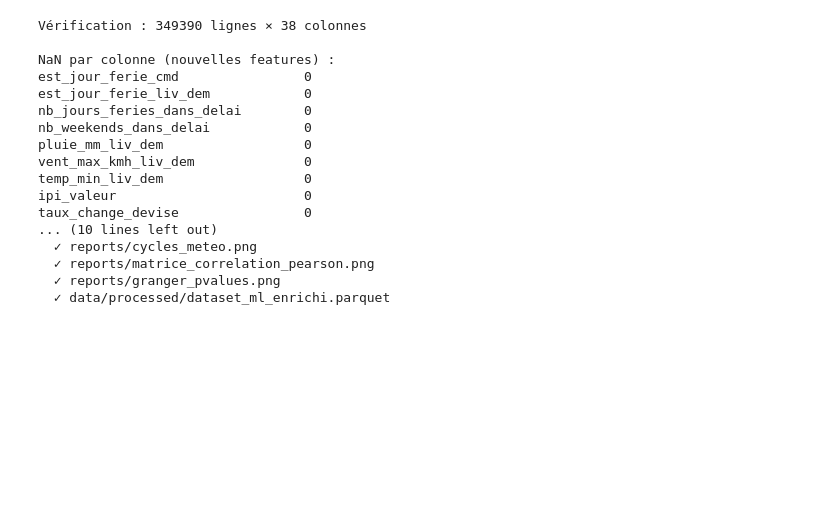
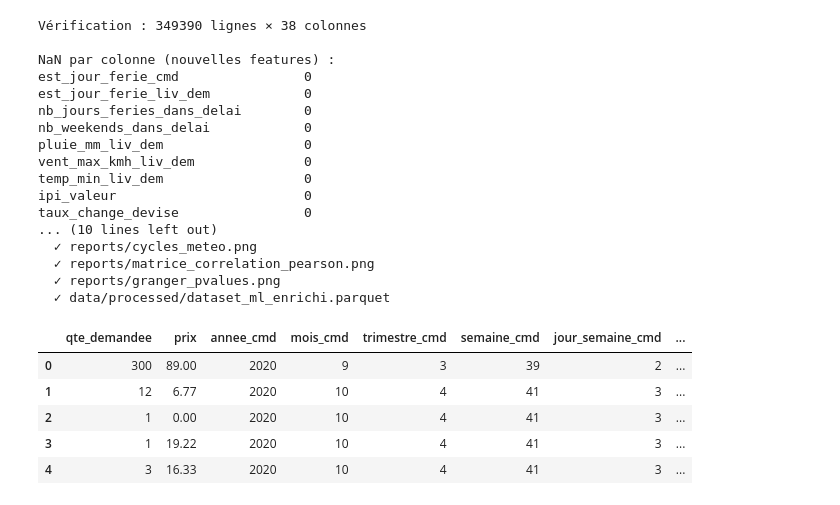
Before and after one commit to AdaMakchi/supply-chain-analytics, a Jupyter notebook: notebooks/02_statistical_study.ipynb, the cells around one changed output. Cells and saved outputs as stored; diff of their text form; code cells hidden in the pictures; blank space fills up the shorter version.

```diff
--- a/notebooks/02_statistical_study.ipynb
+++ b/notebooks/02_statistical_study.ipynb
@@ -810,3 +841,14 @@ taux_change_devise                0
   ✓ reports/matrice_correlation_pearson.png
   ✓ reports/granger_pvalues.png
   ✓ data/processed/dataset_ml_enrichi.parquet
+# %%
+pd.set_option('display.max_columns', None)
+
+df_enrichi.head()
+# %% [output]
+|  | qte_demandee | prix | annee_cmd | mois_cmd | trimestre_cmd | semaine_cmd | jour_semaine_cmd | ... |
+| 0 | 300 | 89.00 | 2020 | 9 | 3 | 39 | 2 | ... |
+| 1 | 12 | 6.77 | 2020 | 10 | 4 | 41 | 3 | ... |
+| 2 | 1 | 0.00 | 2020 | 10 | 4 | 41 | 3 | ... |
+| 3 | 1 | 19.22 | 2020 | 10 | 4 | 41 | 3 | ... |
+| 4 | 3 | 16.33 | 2020 | 10 | 4 | 41 | 3 | ... |
```
Also changed, not shown: parts of 10 cells of this notebook, 6 other files.
